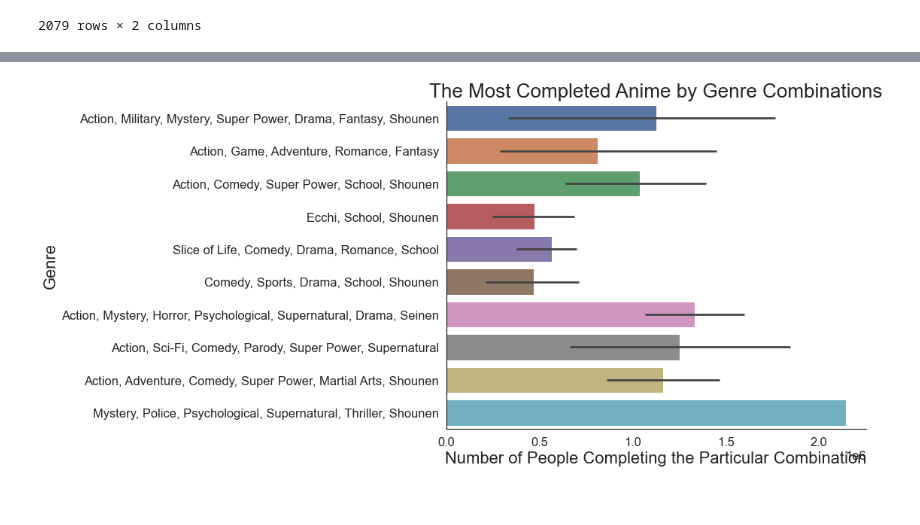
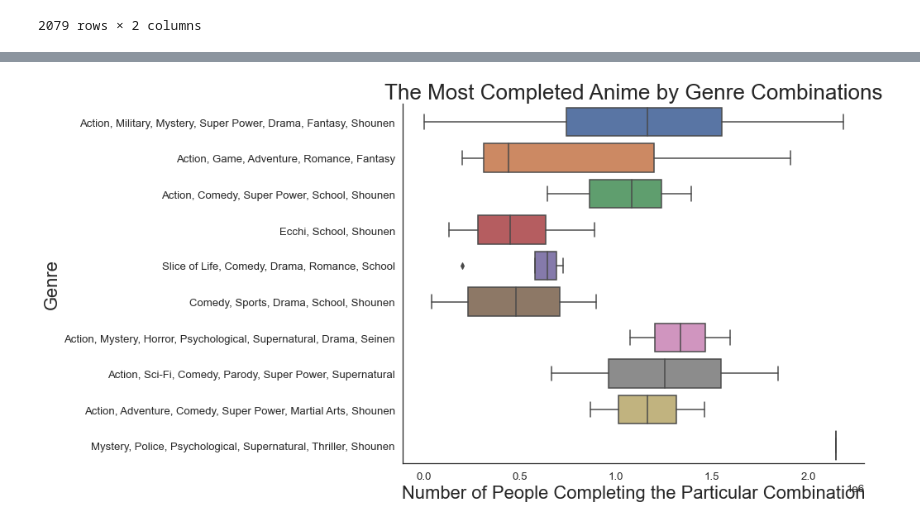
Before and after one commit to data301-2021-summer2/group03-project, a Jupyter notebook: analysis/Guy/milestone2.ipynb, the cells around one changed output, grey strips where cells are left out. Cells and saved outputs as stored; diff of their text form; code cells hidden in the pictures; blank space fills up the shorter version.

Commit message:
Update from barplot to boxplot and fix grammar

```diff
--- a/analysis/Guy/milestone2.ipynb
+++ b/analysis/Guy/milestone2.ipynb
@@ -15,7 +16,7 @@ from pandas_profiling import ProfileReport
 # %% [markdown]
 ## Set the Theme
 # %%
-sns.set_theme(style = 'white', font_scale = 1.5)
+sns.set_theme(style = 'white', font_scale = 1.2)
 # %% [markdown]
 ## 1. Load Data
 # %%
@@ -304,9 +336,9 @@ topTenGenreCombo = genres_order['Genres'].head(10).tolist()
 # %%
 plt.subplots(figsize = (10, 8))
-sns.barplot(x = 'Completed', y = 'Genres', orient = 'h', data = anime_df, order = topTenGenreCombo)
+sns.boxplot(x = 'Completed', y = 'Genres', orient = 'h', data = anime_df, order = topTenGenreCombo)
 plt.xlabel("Number of People Completing the Particular Combination", fontsize = 22)
 plt.ylabel("Genre", fontsize = 22)
 plt.title("The Most Completed Anime by Genre Combinations", fontsize = 26)
 sns.despine()
 # %% [output]
-[figure, old version]
+[figure, new version]
```
Also changed, not shown: parts of 10 cells of this notebook.
